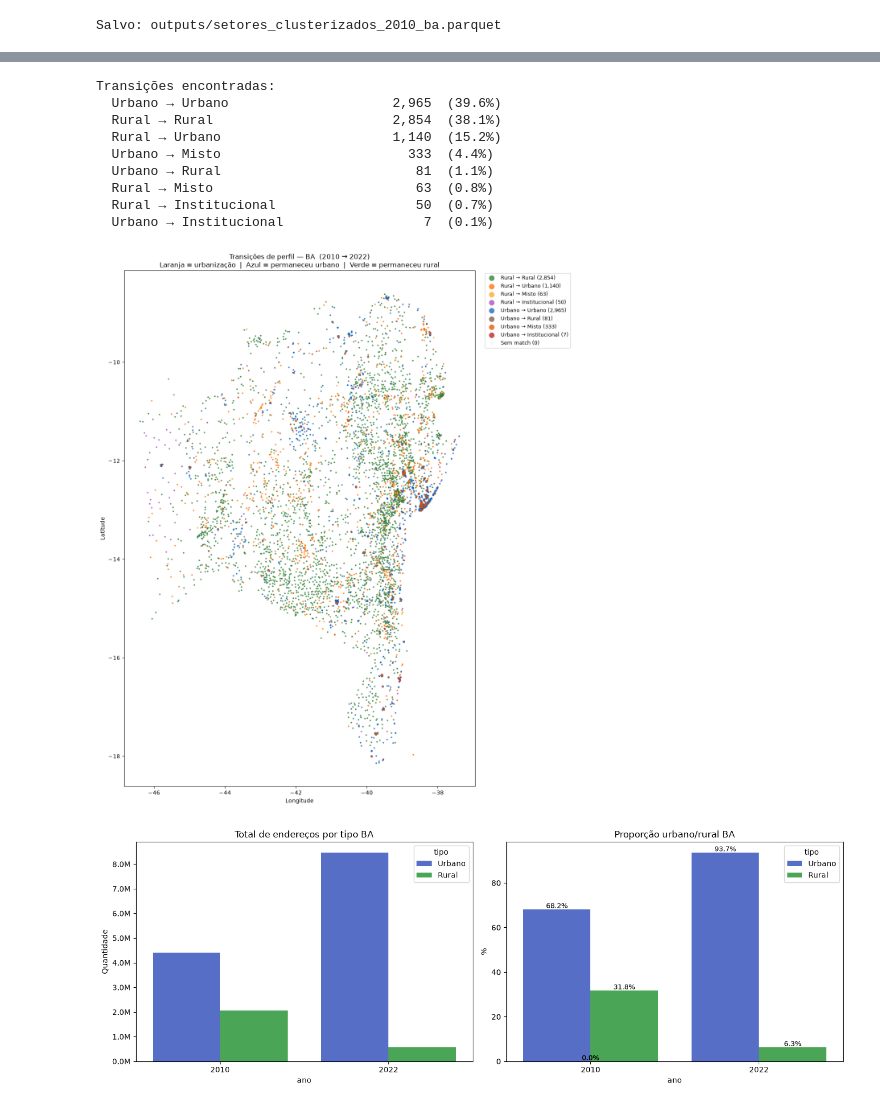
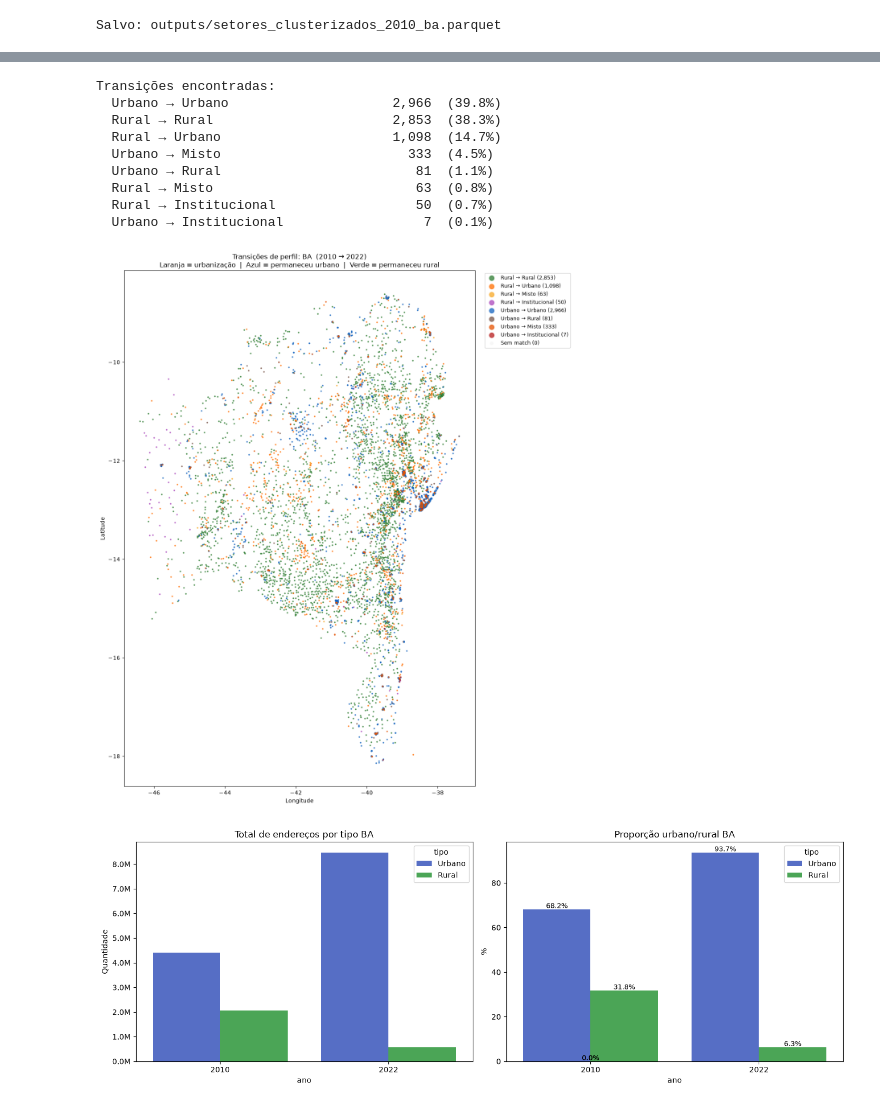
Before and after one commit to wesleiferreira98/trabalho-topicos-4, a Jupyter notebook: notebooks/08_clustering_2010_ba.ipynb, the cells around one changed output, grey strips where cells are left out. Drawn from its saved outputs; the diff is of its cells as text; code cells hidden in the pictures.

```diff
--- a/notebooks/08_clustering_2010_ba.ipynb
+++ b/notebooks/08_clustering_2010_ba.ipynb
@@ -593,39 +593,39 @@ for transicao, cor in COR_MACRO.items():
     ax.scatter(sub['lon_centroide'], sub['lat_centroide'],
                s=3, alpha=0.75, color=cor,
                label=f'{transicao} ({len(sub):,})')
 
 # setores sem match
 sem_match = df_10[df_10['cluster'] != -1].merge(
     df_22[['cod_setor']], on='cod_setor', how='left', indicator=True
 )
 sem_match = sem_match[sem_match['_merge'] == 'left_only']
 if len(sem_match):
     sem_match = sem_match.merge(df_22[['cod_setor','lat_centroide','lon_centroide']],
                                 on='cod_setor', how='left').dropna()
     ax.scatter(sem_match['lon_centroide'], sem_match['lat_centroide'],
                s=1, alpha=0.2, color='#e0e0e0', label=f'Sem match ({len(sem_match):,})')
 
 ax.legend(markerscale=5, bbox_to_anchor=(1.02, 1), loc='upper left', fontsize=9)
-ax.set_title('Transições de perfil — BA  (2010 → 2022)\n'
+ax.set_title('Transições de perfil: BA  (2010 → 2022)\n'
              'Laranja = urbanização  |  Azul = permaneceu urbano  |  Verde = permaneceu rural',
              fontsize=12)
 ax.set_xlabel('Longitude')
 ax.set_ylabel('Latitude')
 plt.tight_layout()
 plt.savefig(OUTPUT_DIR / 'figures/mapa_transicoes_2010_2022_ba.png',
             dpi=150, bbox_inches='tight')
 plt.show()
 # %% [output]
 Transições encontradas:
-  Urbano → Urbano                     2,965  (39.6%)
-  Rural → Rural                       2,854  (38.1%)
-  Rural → Urbano                      1,140  (15.2%)
-  Urbano → Misto                        333  (4.4%)
+  Urbano → Urbano                     2,966  (39.8%)
+  Rural → Rural                       2,853  (38.3%)
+  Rural → Urbano                      1,098  (14.7%)
+  Urbano → Misto                        333  (4.5%)
   Urbano → Rural                         81  (1.1%)
   Rural → Misto                          63  (0.8%)
   Rural → Institucional                  50  (0.7%)
   Urbano → Institucional                  7  (0.1%)
-[figure, old version]
+[figure, new version]
 # %%
 # Comparativo urbano/rural: total de endereços 2010 vs 2022
 total_2010 = con.execute(f"""
```
Also changed, not shown: parts of 13 cells of this notebook, 6 other files.
